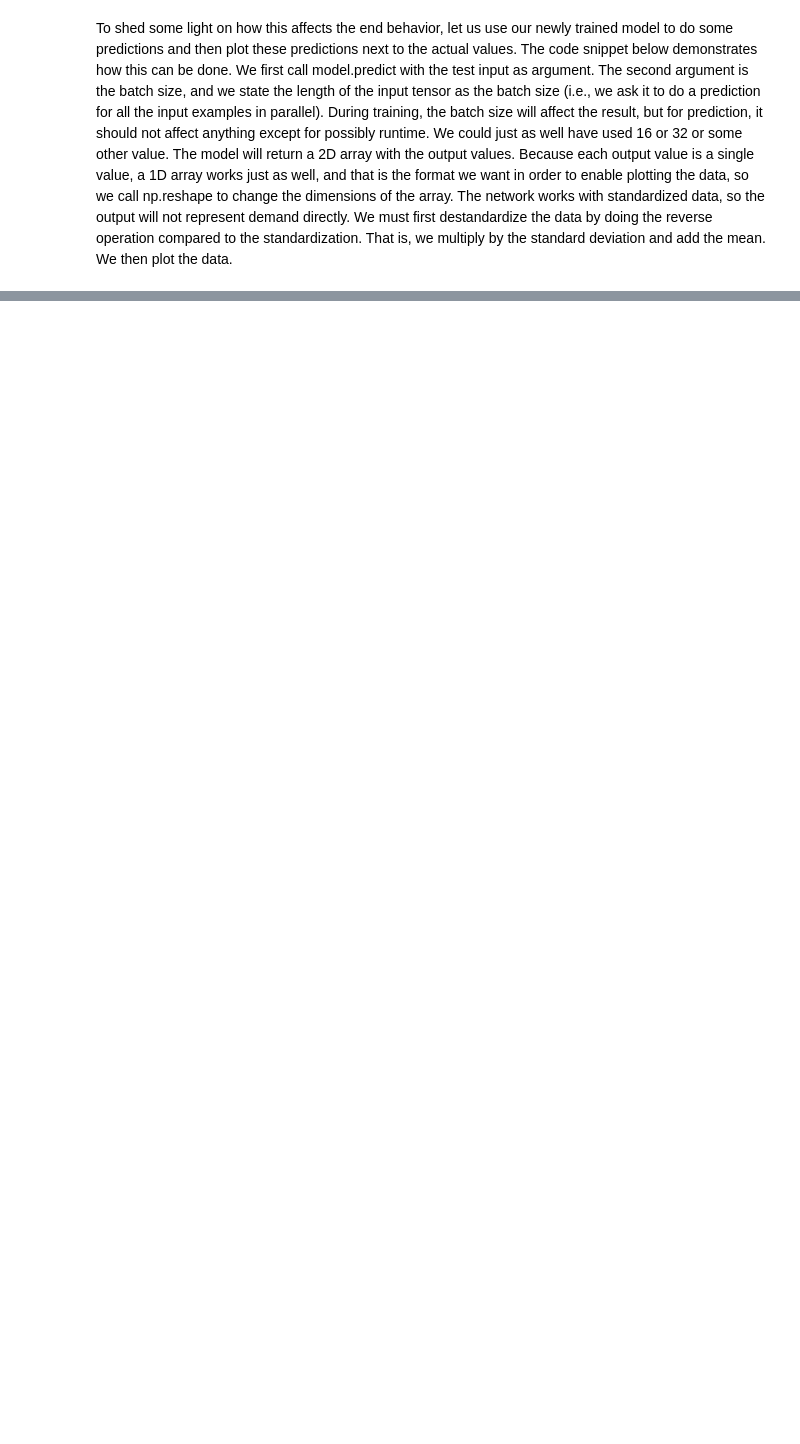
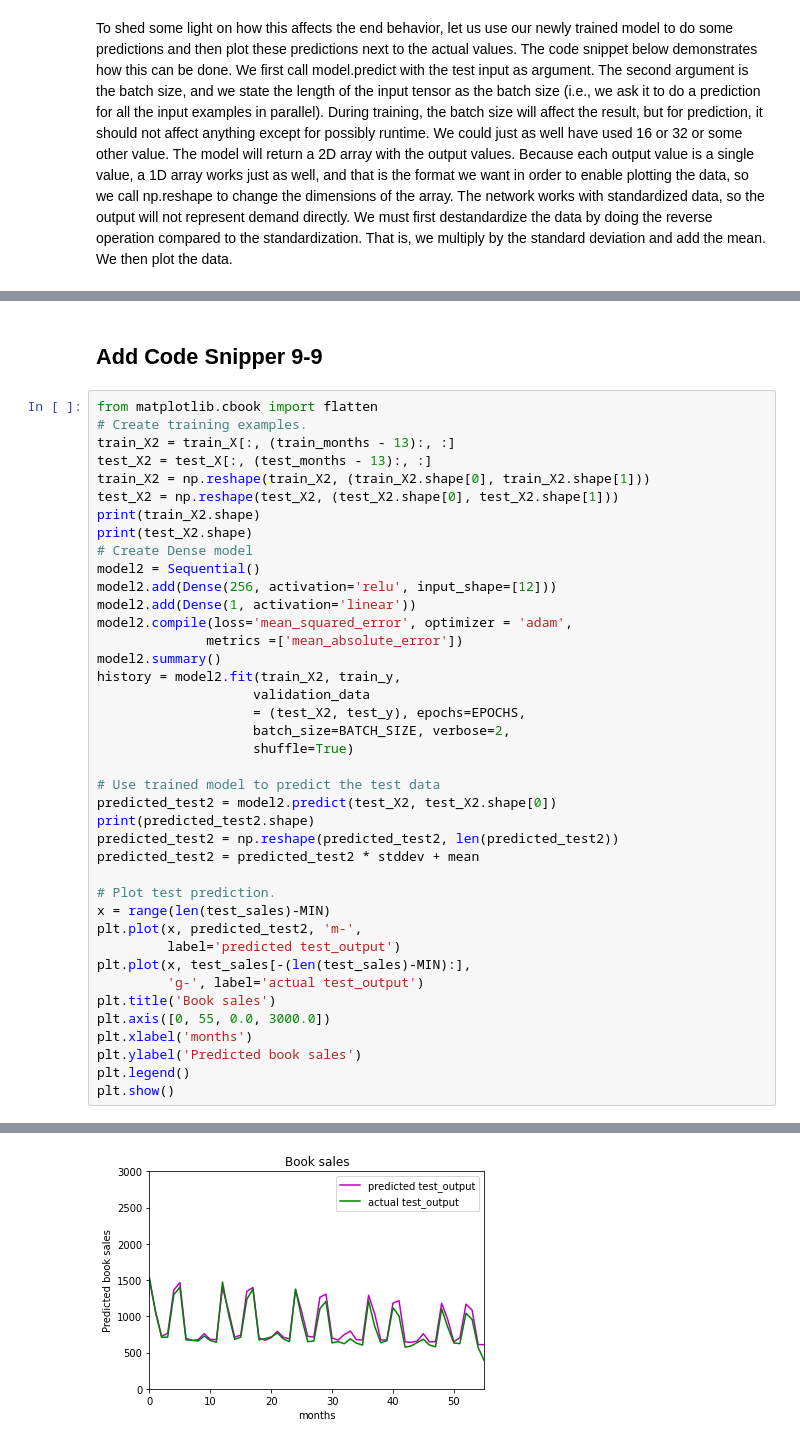
Before and after one commit to gnitnaw/LDL, a Jupyter notebook: tf_framework/c9e1_rnn_book_sales.ipynb, the cells around one changed output, grey strips where cells are left out. Saved outputs shown, nothing was run; the diff lists cells and outputs as text; blank space fills up the shorter version.

```diff
--- a/tf_framework/c9e1_rnn_book_sales.ipynb
+++ b/tf_framework/c9e1_rnn_book_sales.ipynb
@@ -200,0 +208,43 @@ plt.show()
+# %% [markdown]
+## Add Code Snipper 9-9
+# %%
+from matplotlib.cbook import flatten
+# Create training examples.
+train_X2 = train_X[:, (train_months - 13):, :]
+test_X2 = test_X[:, (test_months - 13):, :]
+train_X2 = np.reshape(train_X2, (train_X2.shape[0], train_X2.shape[1]))
+test_X2 = np.reshape(test_X2, (test_X2.shape[0], test_X2.shape[1]))
+print(train_X2.shape)
+print(test_X2.shape)
+# Create Dense model
+model2 = Sequential()
+model2.add(Dense(256, activation='relu', input_shape=[12]))
+model2.add(Dense(1, activation='linear'))
+model2.compile(loss='mean_squared_error', optimizer = 'adam',
+              metrics =['mean_absolute_error'])
+model2.summary()
+history = model2.fit(train_X2, train_y,
+                    validation_data
+                    = (test_X2, test_y), epochs=EPOCHS,
+                    batch_size=BATCH_SIZE, verbose=2,
+                    shuffle=True)
+
+# Use trained model to predict the test data
+predicted_test2 = model2.predict(test_X2, test_X2.shape[0])
+print(predicted_test2.shape)
+predicted_test2 = np.reshape(predicted_test2, len(predicted_test2))
+predicted_test2 = predicted_test2 * stddev + mean
+
+# Plot test prediction.
+x = range(len(test_sales)-MIN)
+plt.plot(x, predicted_test2, 'm-',
+         label='predicted test_output')
+plt.plot(x, test_sales[-(len(test_sales)-MIN):],
+         'g-', label='actual test_output')
+plt.title('Book sales')
+plt.axis([0, 55, 0.0, 3000.0])
+plt.xlabel('months')
+plt.ylabel('Predicted book sales')
+plt.legend()
+plt.show()
+# %% [output]
@@ -200,0 +268 @@ plt.show()
+[figure, added]
```
Also changed, not shown: parts of 7 cells of this notebook.
